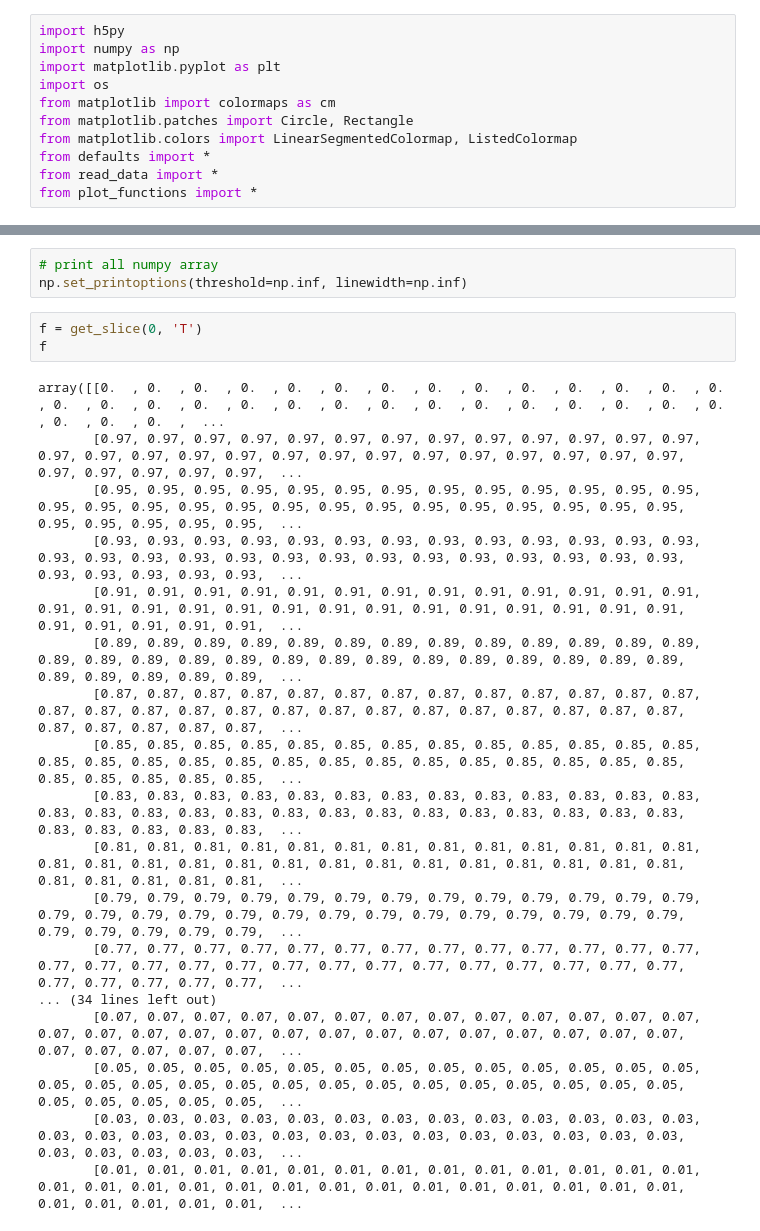
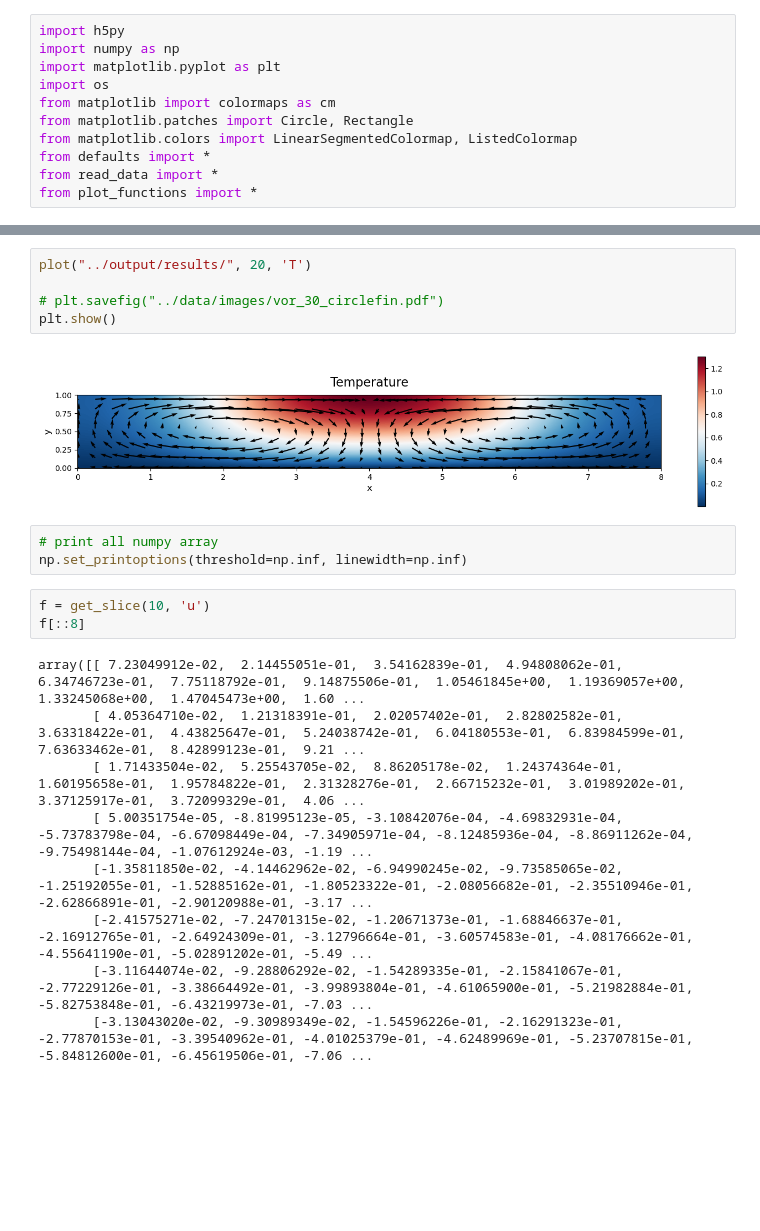
Before and after one commit to victorballester7/thermohaline-convection, a Jupyter notebook: src/plot.ipynb, the cells around one changed output, grey strips where cells are left out. Saved outputs shown, nothing was run; the diff lists cells and outputs as text; blank space fills up the shorter version.

```diff
--- a/src/plot.ipynb
+++ b/src/plot.ipynb
@@ -136,24 +168,22 @@ plot_var = u
+# %%
+plot("../output/results/", 20, 'T')
+
+# plt.savefig("../data/images/vor_30_circlefin.pdf")
+plt.show()
+# %% [output]
+[figure, added]
 # %%
 # print all numpy array
 np.set_printoptions(threshold=np.inf, linewidth=np.inf)
 # %%
-f = get_slice(0, 'T')
-f
+f = get_slice(10, 'u')
+f[::8]
 # %% [output]
-array([[0.  , 0.  , 0.  , 0.  , 0.  , 0.  , 0.  , 0.  , 0.  , 0.  , 0.  , 0.  , 0.  , 0.  , 0.  , 0.  , 0.  , 0.  , 0.  , 0.  , 0.  , 0.  , 0.  , 0.  , 0.  , 0.  , 0.  , 0.  , 0.  , 0.  , 0.  , 0.  ,  ...
-       [0.97, 0.97, 0.97, 0.97, 0.97, 0.97, 0.97, 0.97, 0.97, 0.97, 0.97, 0.97, 0.97, 0.97, 0.97, 0.97, 0.97, 0.97, 0.97, 0.97, 0.97, 0.97, 0.97, 0.97, 0.97, 0.97, 0.97, 0.97, 0.97, 0.97, 0.97, 0.97,  ...
-       [0.95, 0.95, 0.95, 0.95, 0.95, 0.95, 0.95, 0.95, 0.95, 0.95, 0.95, 0.95, 0.95, 0.95, 0.95, 0.95, 0.95, 0.95, 0.95, 0.95, 0.95, 0.95, 0.95, 0.95, 0.95, 0.95, 0.95, 0.95, 0.95, 0.95, 0.95, 0.95,  ...
-       [0.93, 0.93, 0.93, 0.93, 0.93, 0.93, 0.93, 0.93, 0.93, 0.93, 0.93, 0.93, 0.93, 0.93, 0.93, 0.93, 0.93, 0.93, 0.93, 0.93, 0.93, 0.93, 0.93, 0.93, 0.93, 0.93, 0.93, 0.93, 0.93, 0.93, 0.93, 0.93,  ...
-       [0.91, 0.91, 0.91, 0.91, 0.91, 0.91, 0.91, 0.91, 0.91, 0.91, 0.91, 0.91, 0.91, 0.91, 0.91, 0.91, 0.91, 0.91, 0.91, 0.91, 0.91, 0.91, 0.91, 0.91, 0.91, 0.91, 0.91, 0.91, 0.91, 0.91, 0.91, 0.91,  ...
-       [0.89, 0.89, 0.89, 0.89, 0.89, 0.89, 0.89, 0.89, 0.89, 0.89, 0.89, 0.89, 0.89, 0.89, 0.89, 0.89, 0.89, 0.89, 0.89, 0.89, 0.89, 0.89, 0.89, 0.89, 0.89, 0.89, 0.89, 0.89, 0.89, 0.89, 0.89, 0.89,  ...
-       [0.87, 0.87, 0.87, 0.87, 0.87, 0.87, 0.87, 0.87, 0.87, 0.87, 0.87, 0.87, 0.87, 0.87, 0.87, 0.87, 0.87, 0.87, 0.87, 0.87, 0.87, 0.87, 0.87, 0.87, 0.87, 0.87, 0.87, 0.87, 0.87, 0.87, 0.87, 0.87,  ...
-       [0.85, 0.85, 0.85, 0.85, 0.85, 0.85, 0.85, 0.85, 0.85, 0.85, 0.85, 0.85, 0.85, 0.85, 0.85, 0.85, 0.85, 0.85, 0.85, 0.85, 0.85, 0.85, 0.85, 0.85, 0.85, 0.85, 0.85, 0.85, 0.85, 0.85, 0.85, 0.85,  ...
-       [0.83, 0.83, 0.83, 0.83, 0.83, 0.83, 0.83, 0.83, 0.83, 0.83, 0.83, 0.83, 0.83, 0.83, 0.83, 0.83, 0.83, 0.83, 0.83, 0.83, 0.83, 0.83, 0.83, 0.83, 0.83, 0.83, 0.83, 0.83, 0.83, 0.83, 0.83, 0.83,  ...
-       [0.81, 0.81, 0.81, 0.81, 0.81, 0.81, 0.81, 0.81, 0.81, 0.81, 0.81, 0.81, 0.81, 0.81, 0.81, 0.81, 0.81, 0.81, 0.81, 0.81, 0.81, 0.81, 0.81, 0.81, 0.81, 0.81, 0.81, 0.81, 0.81, 0.81, 0.81, 0.81,  ...
-       [0.79, 0.79, 0.79, 0.79, 0.79, 0.79, 0.79, 0.79, 0.79, 0.79, 0.79, 0.79, 0.79, 0.79, 0.79, 0.79, 0.79, 0.79, 0.79, 0.79, 0.79, 0.79, 0.79, 0.79, 0.79, 0.79, 0.79, 0.79, 0.79, 0.79, 0.79, 0.79,  ...
-       [0.77, 0.77, 0.77, 0.77, 0.77, 0.77, 0.77, 0.77, 0.77, 0.77, 0.77, 0.77, 0.77, 0.77, 0.77, 0.77, 0.77, 0.77, 0.77, 0.77, 0.77, 0.77, 0.77, 0.77, 0.77, 0.77, 0.77, 0.77, 0.77, 0.77, 0.77, 0.77,  ...
-... (34 lines left out)
-       [0.07, 0.07, 0.07, 0.07, 0.07, 0.07, 0.07, 0.07, 0.07, 0.07, 0.07, 0.07, 0.07, 0.07, 0.07, 0.07, 0.07, 0.07, 0.07, 0.07, 0.07, 0.07, 0.07, 0.07, 0.07, 0.07, 0.07, 0.07, 0.07, 0.07, 0.07, 0.07,  ...
-       [0.05, 0.05, 0.05, 0.05, 0.05, 0.05, 0.05, 0.05, 0.05, 0.05, 0.05, 0.05, 0.05, 0.05, 0.05, 0.05, 0.05, 0.05, 0.05, 0.05, 0.05, 0.05, 0.05, 0.05, 0.05, 0.05, 0.05, 0.05, 0.05, 0.05, 0.05, 0.05,  ...
-       [0.03, 0.03, 0.03, 0.03, 0.03, 0.03, 0.03, 0.03, 0.03, 0.03, 0.03, 0.03, 0.03, 0.03, 0.03, 0.03, 0.03, 0.03, 0.03, 0.03, 0.03, 0.03, 0.03, 0.03, 0.03, 0.03, 0.03, 0.03, 0.03, 0.03, 0.03, 0.03,  ...
-       [0.01, 0.01, 0.01, 0.01, 0.01, 0.01, 0.01, 0.01, 0.01, 0.01, 0.01, 0.01, 0.01, 0.01, 0.01, 0.01, 0.01, 0.01, 0.01, 0.01, 0.01, 0.01, 0.01, 0.01, 0.01, 0.01, 0.01, 0.01, 0.01, 0.01, 0.01, 0.01,  ...
+array([[ 7.23049912e-02,  2.14455051e-01,  3.54162839e-01,  4.94808062e-01,  6.34746723e-01,  7.75118792e-01,  9.14875506e-01,  1.05461845e+00,  1.19369057e+00,  1.33245068e+00,  1.47045473e+00,  1.60 ...
+       [ 4.05364710e-02,  1.21318391e-01,  2.02057402e-01,  2.82802582e-01,  3.63318422e-01,  4.43825647e-01,  5.24038742e-01,  6.04180553e-01,  6.83984599e-01,  7.63633462e-01,  8.42899123e-01,  9.21 ...
+       [ 1.71433504e-02,  5.25543705e-02,  8.86205178e-02,  1.24374364e-01,  1.60195658e-01,  1.95784822e-01,  2.31328276e-01,  2.66715232e-01,  3.01989202e-01,  3.37125917e-01,  3.72099329e-01,  4.06 ...
+       [ 5.00351754e-05, -8.81995123e-05, -3.10842076e-04, -4.69832931e-04, -5.73783798e-04, -6.67098449e-04, -7.34905971e-04, -8.12485936e-04, -8.86911262e-04, -9.75498144e-04, -1.07612924e-03, -1.19 ...
+       [-1.35811850e-02, -4.14462962e-02, -6.94990245e-02, -9.73585065e-02, -1.25192055e-01, -1.52885162e-01, -1.80523322e-01, -2.08056682e-01, -2.35510946e-01, -2.62866891e-01, -2.90120988e-01, -3.17 ...
+       [-2.41575271e-02, -7.24701315e-02, -1.20671373e-01, -1.68846637e-01, -2.16912765e-01, -2.64924309e-01, -3.12796664e-01, -3.60574583e-01, -4.08176662e-01, -4.55641190e-01, -5.02891202e-01, -5.49 ...
+       [-3.11644074e-02, -9.28806292e-02, -1.54289335e-01, -2.15841067e-01, -2.77229126e-01, -3.38664492e-01, -3.99893804e-01, -4.61065900e-01, -5.21982884e-01, -5.82753848e-01, -6.43219973e-01, -7.03 ...
+       [-3.13043020e-02, -9.30989349e-02, -1.54596226e-01, -2.16291323e-01, -2.77870153e-01, -3.39540962e-01, -4.01025379e-01, -4.62489969e-01, -5.23707815e-01, -5.84812600e-01, -6.45619506e-01, -7.06 ...
```
Also changed, not shown: parts of 6 cells of this notebook, 12 other files.
